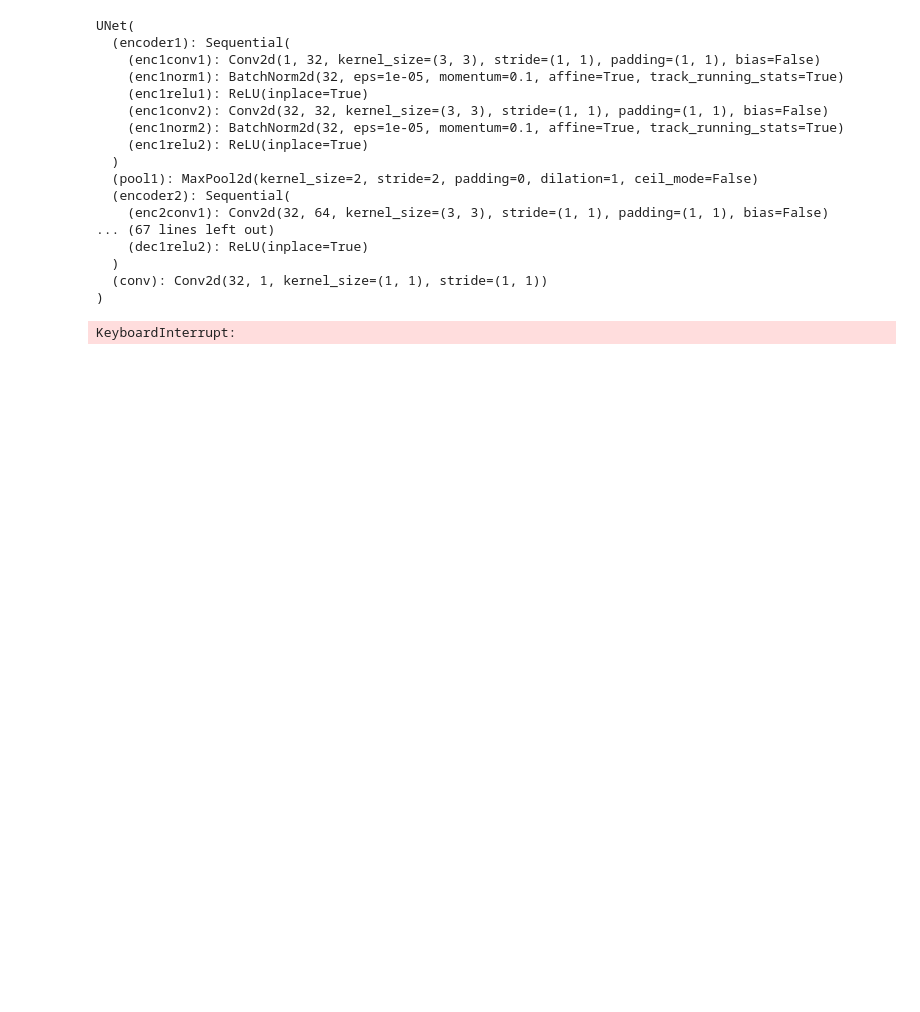
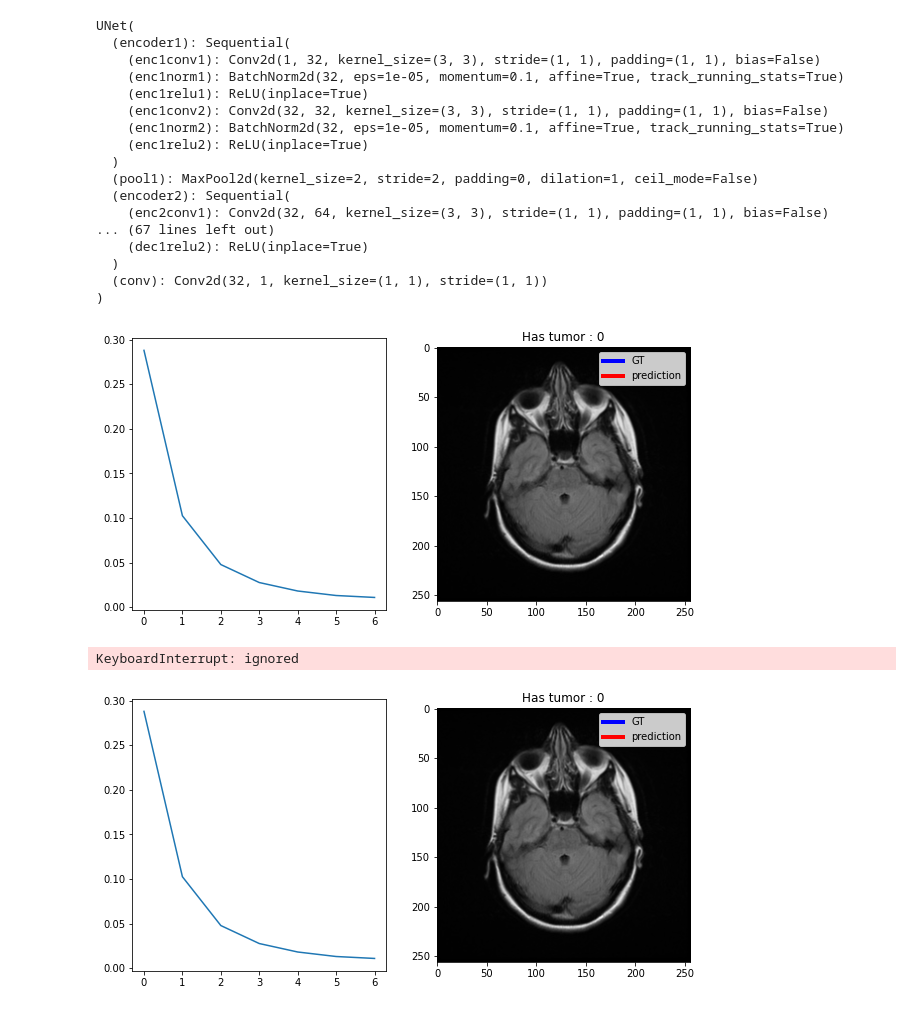
Before and after one commit to imcohen/segment-brain-mri, a Jupyter notebook: notebooks/deep_learning_segmentation.ipynb, the cells around one changed output. Drawn from its saved outputs; the diff is of its cells as text; code cells hidden in the pictures; blank space fills up the shorter version.

```diff
--- a/notebooks/deep_learning_segmentation.ipynb
+++ b/notebooks/deep_learning_segmentation.ipynb
@@ -69,6 +141,7 @@ Number of images in test set :  590
 learning_rate = 1e-4
 epochs = 25
 batch_size = 2
+device = 'cuda'
 
 #random state for repeatable experiments
 #np.random.seed(0)
@@ -122,40 +196,66 @@ scheduler = lr_scheduler.ReduceLROnPlateau(optimizer)
 # loss
 loss_function = BCELoss()
 # %%
+%matplotlib inline
+from IPython import display
+
 # training loop
 historic = {'loss': []}
-avg_loss = 0
 
-pbar = tqdm(range(epochs))
+fig, ax = plt.subplots(1, 2, figsize=(10, 5))
+custom_lines = [Line2D([0], [0], color='b', lw=4),
+                Line2D([0], [0], color='r', lw=4)]
+
+pbar = tqdm(range(epochs), position=0, leave=True)
 for epoch in pbar:  # loop over the dataset multiple times
-    pbar.set_description('Epoch {0}'.format(epoch))
+    pbar.set_description('Epoch {0}'.format(epoch+1))
 
     ############ TRAINING ###########
     model.train()
+    avg_loss = 0
 
     for i, data in enumerate(train_dataloader):
         # get the inputs
         image, mask = data
+
+        image = image.to(device)
+        mask = mask.to(device)
 
         # zero the parameter gradients
         optimizer.zero_grad()
 
         # forward + backward + optimize
         prediction = model(image)
         loss = loss_function(prediction, mask)
         loss.backward()
         optimizer.step()
 
         # print
         avg_loss += loss.item()
-        pbar.set_postfix({'avg_loss': avg_loss/(i+1)})
+        pbar.set_postfix({'batch': i+1,
+                          'avg_loss': loss.item()})
+        if i%100==0:
+          # display
+          image_numpy = np.squeeze(image[0]).data.cpu().numpy()
+          mask_numpy = np.squeeze(mask[0]).data.cpu().numpy()
+          has_tumor = int(np.sum(mask_numpy.ravel()) > 0)
+          predict_mask_numpy = np.squeeze(prediction[0]).data.cpu().numpy()>0.5
+          ax[1].clear(), ax[1].imshow(image_numpy, 'gray')
+          ax[1].contour(mask_numpy, colors='b')
+          ax[1].contour(predict_mask_numpy, colors='r')
+          ax[1].set_title("Has tumor : {0}".format(has_tumor))
+          ax[1].legend(custom_lines, ['GT', 'prediction'])
+          display.clear_output(wait=True)
+          display.display(plt.gcf())
 
     historic['loss'].append(avg_loss/len(train_dataloader))
-    avg_loss = 0
+    ax[0].clear(), ax[0].plot(historic['loss'])
 
     ############ VALIDATION ###########
     #model.eval()
 
 print('Finished Training')
 # %% [output]
+[figure, added]
-KeyboardInterrupt:
+KeyboardInterrupt: ignored
+[figure, added]
```
Also changed, not shown: parts of 13 cells of this notebook, 6 other files.
